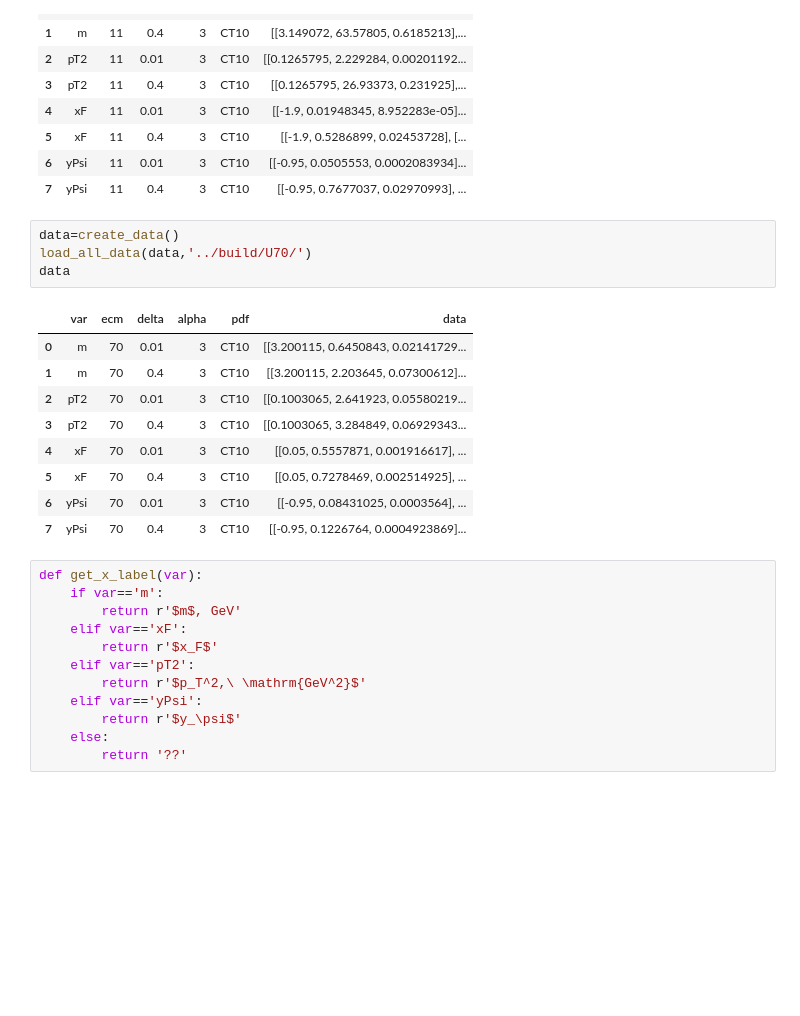
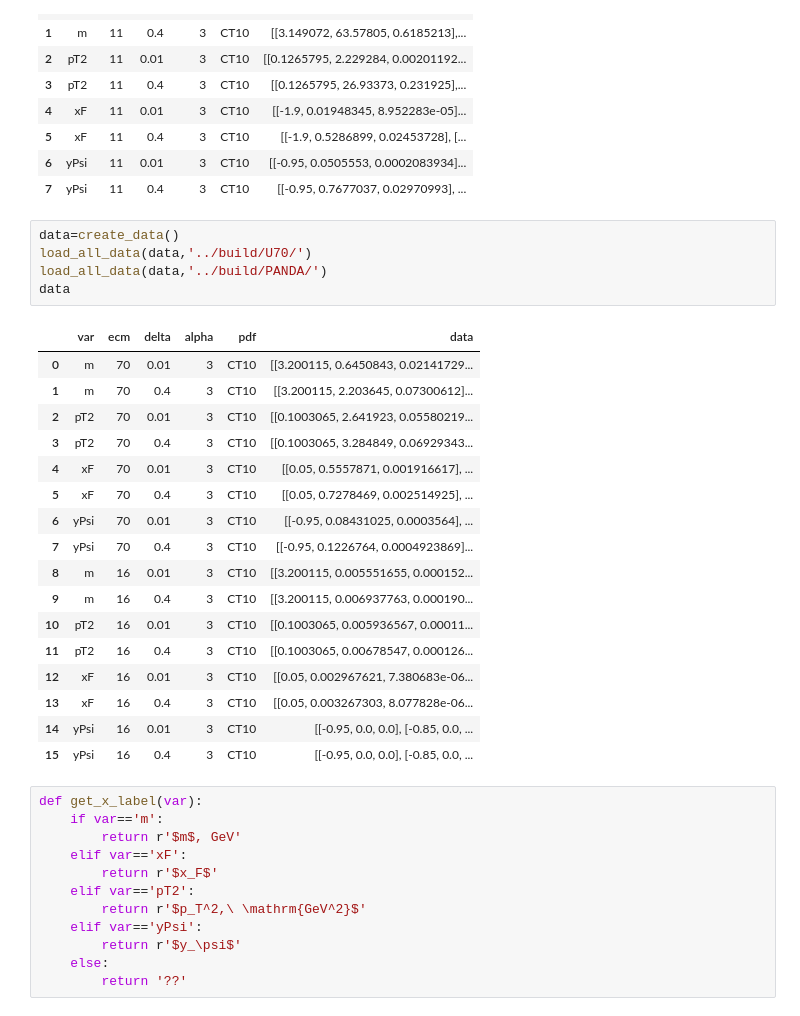
Before and after one commit to alexey-luchinsky/directpsi, a Jupyter notebook: figures/figures.ipynb, the cells around one changed output. Cells and saved outputs as stored; diff of their text form; blank space fills up the shorter version.

```diff
--- a/figures/figures.ipynb
+++ b/figures/figures.ipynb
@@ -100,17 +100,26 @@ data
 # %%
 data=create_data()
 load_all_data(data,'../build/U70/')
+load_all_data(data,'../build/PANDA/')
 data
 # %% [output]
 |  | var | ecm | delta | alpha | pdf | data |
 | 0 | m | 70 | 0.01 | 3 | CT10 | [[3.200115, 0.6450843, 0.02141729... |
 | 1 | m | 70 | 0.4 | 3 | CT10 | [[3.200115, 2.203645, 0.07300612]... |
 | 2 | pT2 | 70 | 0.01 | 3 | CT10 | [[0.1003065, 2.641923, 0.05580219... |
 | 3 | pT2 | 70 | 0.4 | 3 | CT10 | [[0.1003065, 3.284849, 0.06929343... |
 | 4 | xF | 70 | 0.01 | 3 | CT10 | [[0.05, 0.5557871, 0.001916617], ... |
 | 5 | xF | 70 | 0.4 | 3 | CT10 | [[0.05, 0.7278469, 0.002514925], ... |
 | 6 | yPsi | 70 | 0.01 | 3 | CT10 | [[-0.95, 0.08431025, 0.0003564], ... |
 | 7 | yPsi | 70 | 0.4 | 3 | CT10 | [[-0.95, 0.1226764, 0.0004923869]... |
+| 8 | m | 16 | 0.01 | 3 | CT10 | [[3.200115, 0.005551655, 0.000152... |
+| 9 | m | 16 | 0.4 | 3 | CT10 | [[3.200115, 0.006937763, 0.000190... |
+| 10 | pT2 | 16 | 0.01 | 3 | CT10 | [[0.1003065, 0.005936567, 0.00011... |
+| 11 | pT2 | 16 | 0.4 | 3 | CT10 | [[0.1003065, 0.00678547, 0.000126... |
+| 12 | xF | 16 | 0.01 | 3 | CT10 | [[0.05, 0.002967621, 7.380683e-06... |
+| 13 | xF | 16 | 0.4 | 3 | CT10 | [[0.05, 0.003267303, 8.077828e-06... |
+| 14 | yPsi | 16 | 0.01 | 3 | CT10 | [[-0.95, 0.0, 0.0], [-0.85, 0.0, ... |
+| 15 | yPsi | 16 | 0.4 | 3 | CT10 | [[-0.95, 0.0, 0.0], [-0.85, 0.0, ... |
 # %%
 def get_x_label(var):
     if var=='m':
```
Also changed, not shown: parts of 12 cells of this notebook, 4 other files.
